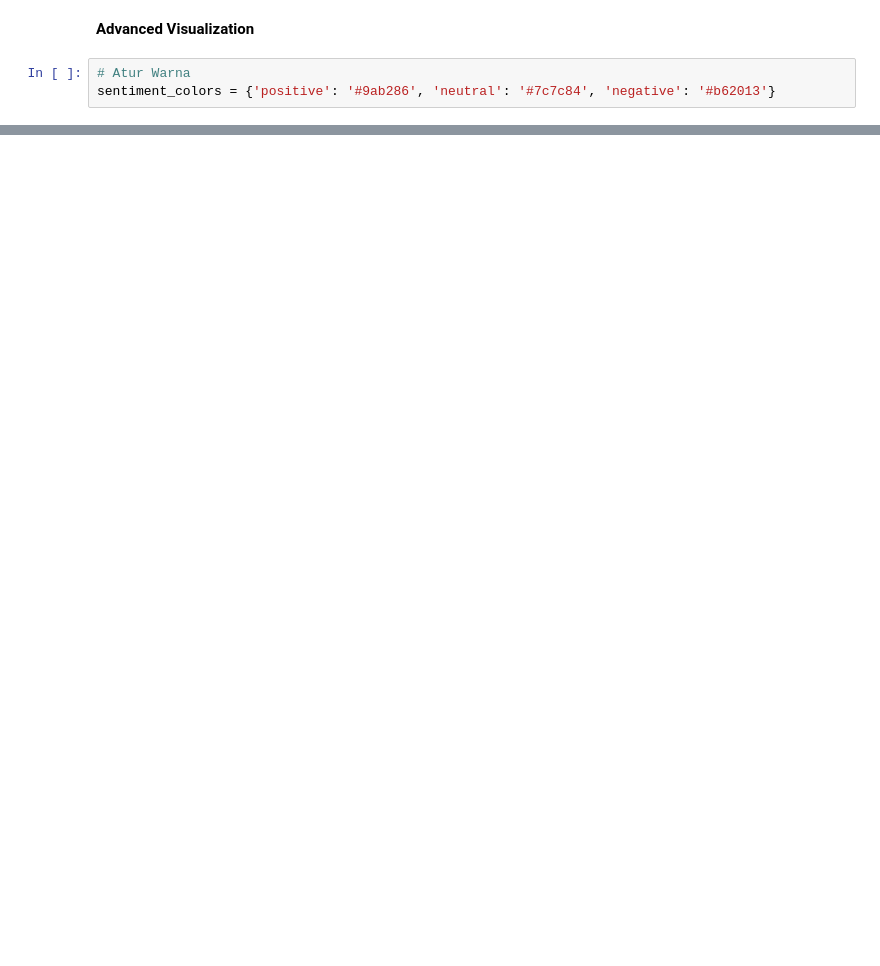
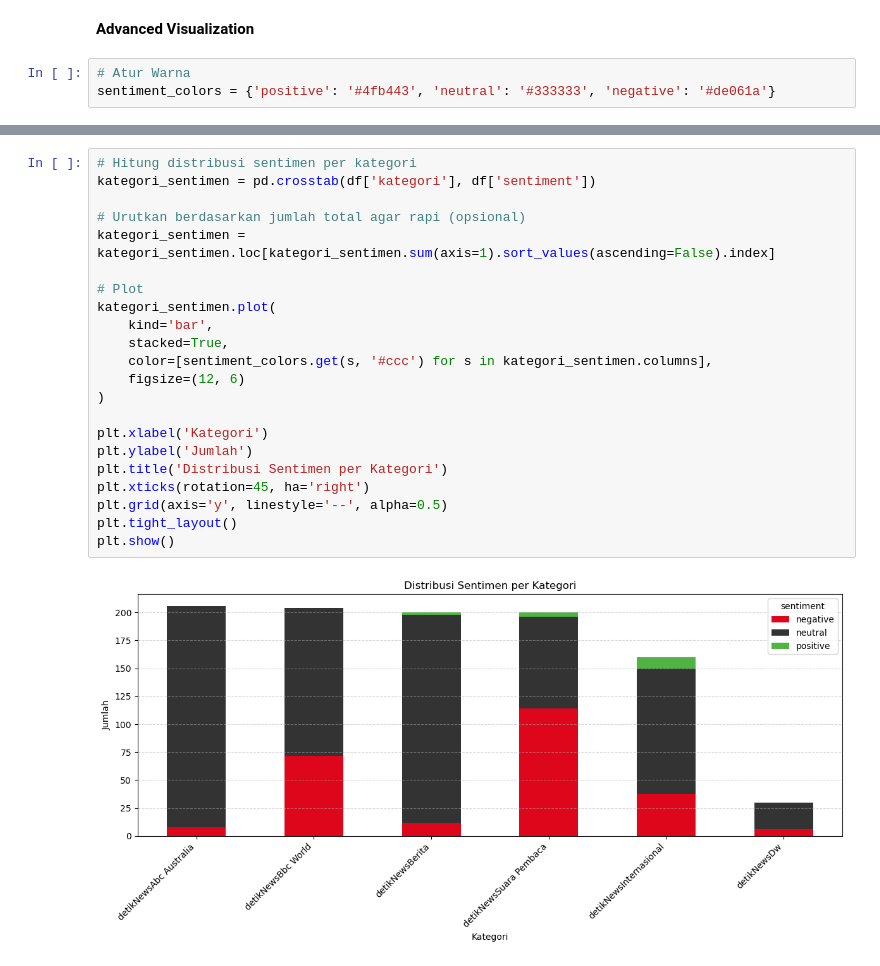
Before and after one commit to calvinrev/iprakom-scraping-sentiment, a Jupyter notebook: 3.Textual_data_visualization.ipynb, the cells around one changed output, grey strips where cells are left out. Drawn from its saved outputs; the diff is of its cells as text; blank space fills up the shorter version.

```diff
--- a/3.Textual_data_visualization.ipynb
+++ b/3.Textual_data_visualization.ipynb
@@ -60,7 +74,7 @@ plt.show()
 **Advanced Visualization**
 # %%
 # Atur Warna
-sentiment_colors = {'positive': '#9ab286', 'neutral': '#7c7c84', 'negative': '#b62013'}
+sentiment_colors = {'positive': '#4fb443', 'neutral': '#333333', 'negative': '#de061a'}
 # %%
 # === Distribusi Sentimen - Bar Chart ===
 counts = df['sentiment'].value_counts().sort_index()
@@ -90,3 +104,27 @@ plt.show()
+# %%
+# Hitung distribusi sentimen per kategori
+kategori_sentimen = pd.crosstab(df['kategori'], df['sentiment'])
+
+# Urutkan berdasarkan jumlah total agar rapi (opsional)
+kategori_sentimen = kategori_sentimen.loc[kategori_sentimen.sum(axis=1).sort_values(ascending=False).index]
+
+# Plot
+kategori_sentimen.plot(
+    kind='bar',
+    stacked=True,
+    color=[sentiment_colors.get(s, '#ccc') for s in kategori_sentimen.columns],
+    figsize=(12, 6)
+)
+
+plt.xlabel('Kategori')
+plt.ylabel('Jumlah')
+plt.title('Distribusi Sentimen per Kategori')
+plt.xticks(rotation=45, ha='right')
+plt.grid(axis='y', linestyle='--', alpha=0.5)
+plt.tight_layout()
+plt.show()
+# %% [output]
+[figure, added]
 # %%
 import re, nltk
 from nltk.corpus import stopwords
```
Also changed, not shown: parts of 13 cells of this notebook.
